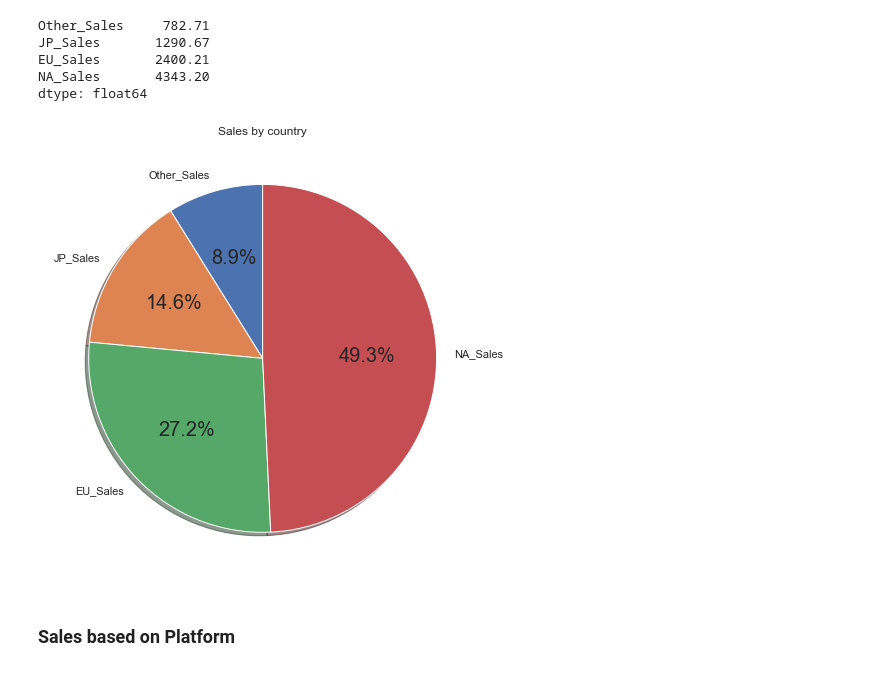
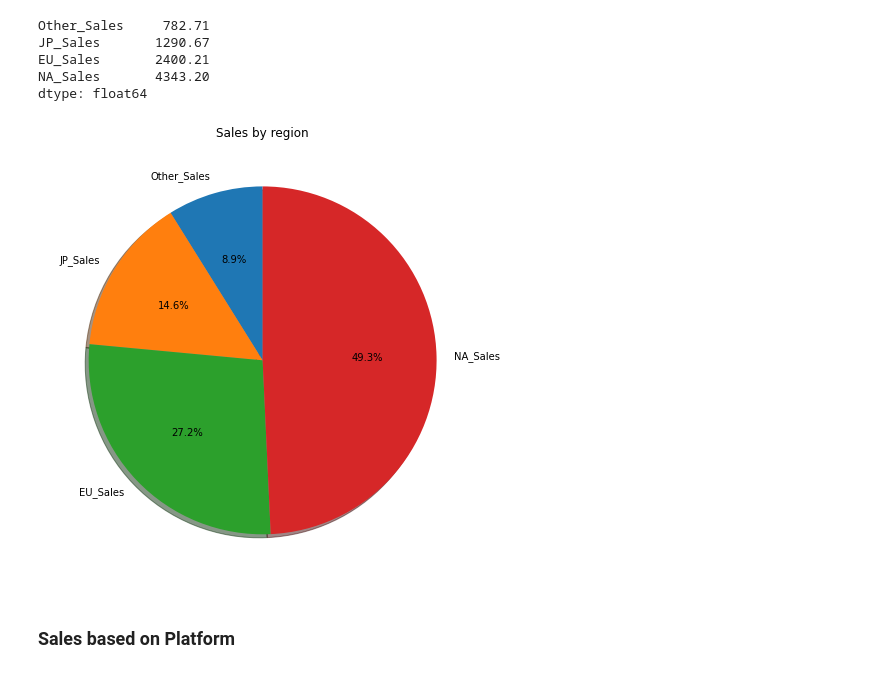
Before and after one commit to migueldf/data-storytelling, a Jupyter notebook: main.ipynb, the cells around one changed output. Drawn from its saved outputs; the diff is of its cells as text; code cells hidden in the pictures.

```diff
--- a/main.ipynb
+++ b/main.ipynb
@@ -188,17 +244,16 @@ dtype: float64
 # %%
 plt.figure(figsize=(15,8))
 
 pie_values = sales_by_country.tolist()
 pie_labels = sales_by_country.index.values.tolist()
 
 plt.pie(pie_values, labels=pie_labels, autopct='%1.1f%%', shadow=True, startangle=90)
 
-plt.title("Sales by country")
-plt.rcParams.update({'font.size': 20})
+plt.title("Sales by region")
 
 plt.show()
 # %% [output]
-[figure, old version]
+[figure, new version]
 # %% [markdown]
 ### Sales based on Platform
 # %%
```
Also changed, not shown: parts of 14 cells of this notebook, 1 other file.
